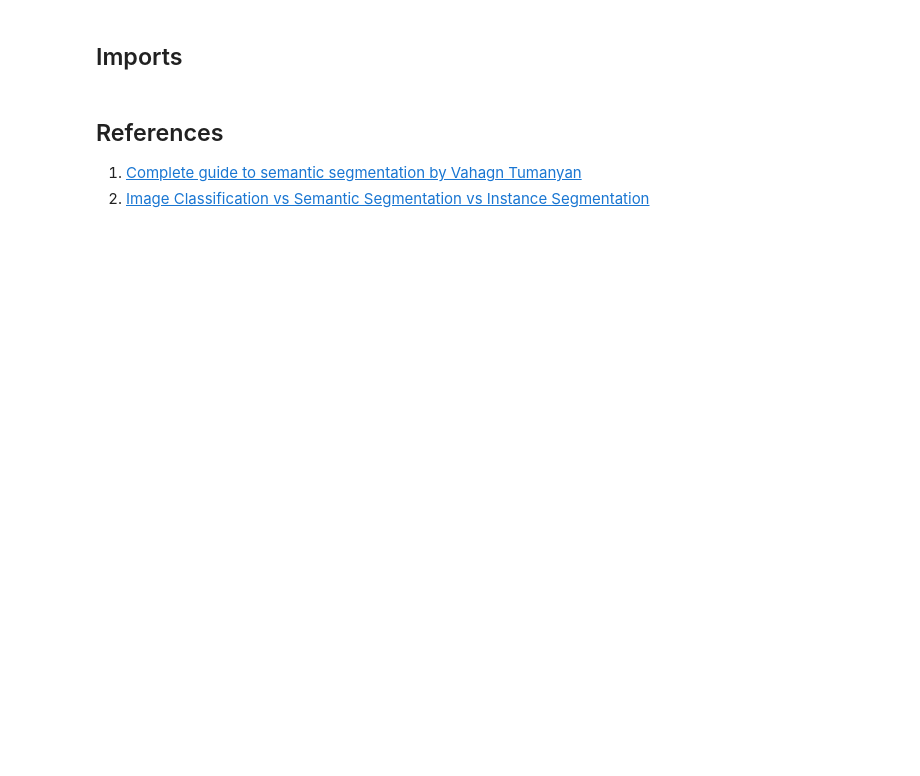
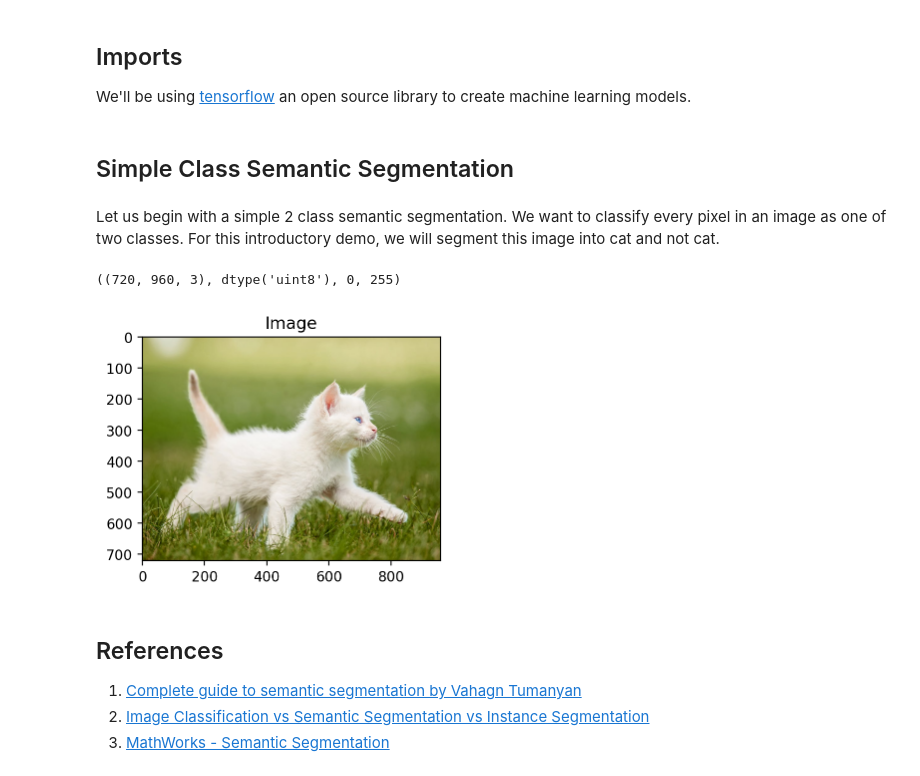
Before and after one commit to RamonAsuncion/autovia, a Jupyter notebook: seg_intro.ipynb, the cells around one changed output. Cells and saved outputs as stored; diff of their text form; code cells hidden in the pictures; blank space fills up the shorter version.

Commit message:
Update seg_intro.ipynb.
1. Changed the name to seg_intro.ipynb.
2. Add dips_utils.
3. Change picture.

```diff
--- a/seg_intro.ipynb
+++ b/seg_intro.ipynb
@@ -10,3 +5,5 @@ For this introductory demo, we will segment this image into cat and not cat.
 # %% [markdown]
 ## Imports
+
+We'll be using [tensorflow](https://www.tensorflow.org/) an open source library to create machine learning models.
 # %%
@@ -17,7 +23,21 @@ from tensorflow import keras
 %matplotlib inline
 %config InlineBackend.figure_format='retina'
+# %% [markdown]
+## Simple Class Semantic Segmentation
+# %% [markdown]
+Let us begin with a simple 2 class semantic segmentation. We want to classify every pixel in an image as one of two classes. For this introductory demo, we will segment this image into cat and not cat.
+# %%
+I = plt.imread('./data/kitten.jpeg')
+arr_info(I)
+# %% [output]
+((720, 960, 3), dtype('uint8'), 0, 255)
+# %%
+vis_image(I)
+# %% [output]
+[figure, added]
 # %% [markdown]
 ## References
 
 1. [Complete guide to semantic segmentation by Vahagn Tumanyan](https://www.superannotate.com/blog/guide-to-semantic-segmentation#what-is-semantic-segmentation)
 2. [Image Classification vs Semantic Segmentation vs Instance Segmentation](https://nirmalamurali.medium.com/image-classification-vs-semantic-segmentation-vs-instance-segmentation-625c33a08d50)
+3. [MathWorks - Semantic Segmentation](https://www.mathworks.com/solutions/image-video-processing/semantic-segmentation.html)
```
Also changed, not shown: parts of 3 cells of this notebook, 9 other files.
